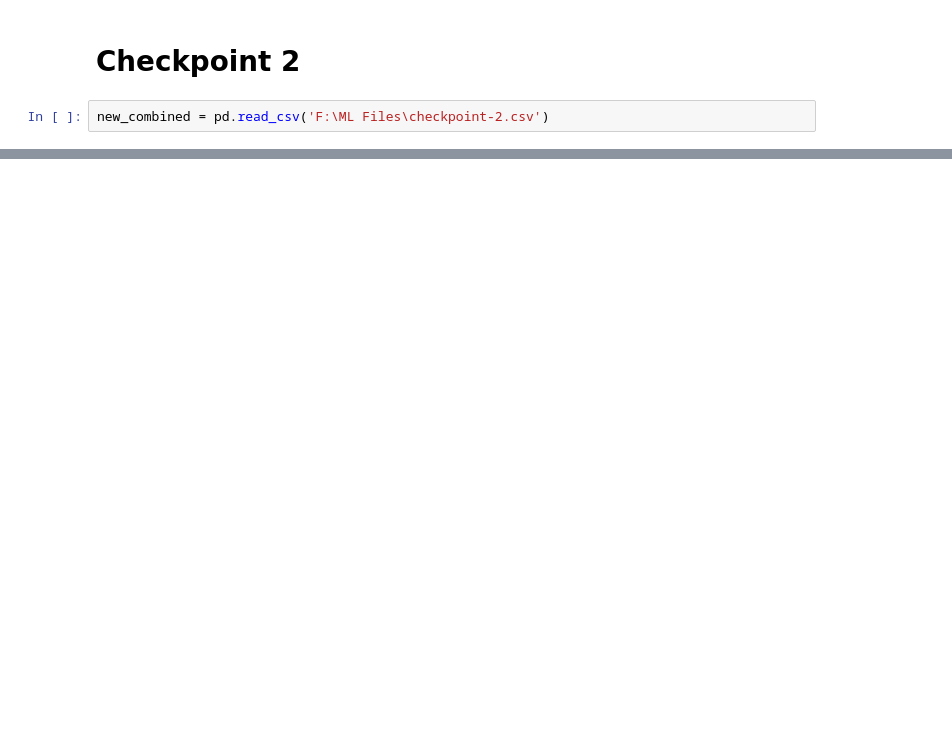
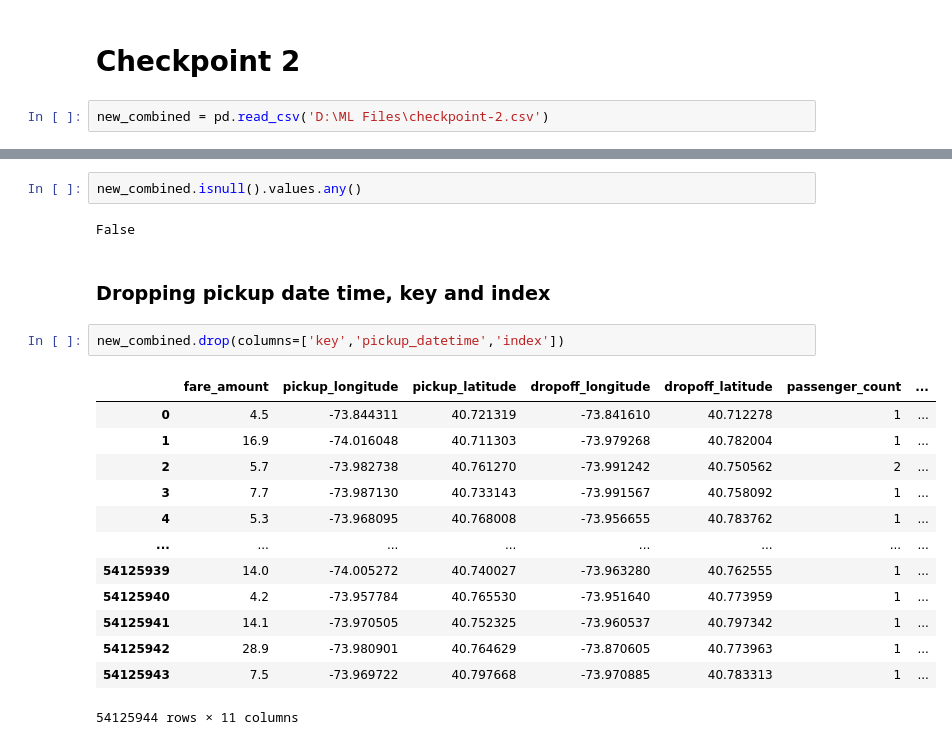
Before and after one commit to RecStu14/CZ4041-NYC-Taxi-Fare, a Jupyter notebook: CZ4041_Try1.ipynb, the cells around one changed output, grey strips where cells are left out. Drawn from its saved outputs; the diff is of its cells as text; blank space fills up the shorter version.

```diff
--- a/CZ4041_Try1.ipynb
+++ b/CZ4041_Try1.ipynb
@@ -635,5 +656,5 @@ new_combined.to_csv('F:\ML Files\checkpoint-2.csv', index=False)
 # %% [markdown]
 # Checkpoint 2
 # %%
-new_combined = pd.read_csv('F:\ML Files\checkpoint-2.csv')
+new_combined = pd.read_csv('D:\ML Files\checkpoint-2.csv')
 # %%
@@ -641,0 +680,22 @@ def check_hotspot(hotspot,pickup_lat, pickup_long, dropoff_lat, dropoff_long):
+# %%
+new_combined.isnull().values.any()
+# %% [output]
+False
+# %% [markdown]
+### Dropping pickup date time, key and index
+# %%
+new_combined.drop(columns=['key','pickup_datetime','index'])
+# %% [output]
+|  | fare_amount | pickup_longitude | pickup_latitude | dropoff_longitude | dropoff_latitude | passenger_count | ... |
+| 0 | 4.5 | -73.844311 | 40.721319 | -73.841610 | 40.712278 | 1 | ... |
+| 1 | 16.9 | -74.016048 | 40.711303 | -73.979268 | 40.782004 | 1 | ... |
+| 2 | 5.7 | -73.982738 | 40.761270 | -73.991242 | 40.750562 | 2 | ... |
+| 3 | 7.7 | -73.987130 | 40.733143 | -73.991567 | 40.758092 | 1 | ... |
+| 4 | 5.3 | -73.968095 | 40.768008 | -73.956655 | 40.783762 | 1 | ... |
+| ... | ... | ... | ... | ... | ... | ... | ... |
+| 54125939 | 14.0 | -74.005272 | 40.740027 | -73.963280 | 40.762555 | 1 | ... |
+| 54125940 | 4.2 | -73.957784 | 40.765530 | -73.951640 | 40.773959 | 1 | ... |
+| 54125941 | 14.1 | -73.970505 | 40.752325 | -73.960537 | 40.797342 | 1 | ... |
+| 54125942 | 28.9 | -73.980901 | 40.764629 | -73.870605 | 40.773963 | 1 | ... |
+| 54125943 | 7.5 | -73.969722 | 40.797668 | -73.970885 | 40.783313 | 1 | ... |
+54125944 rows × 11 columns
```
Also changed, not shown: parts of 23 cells of this notebook, 1 other file.
